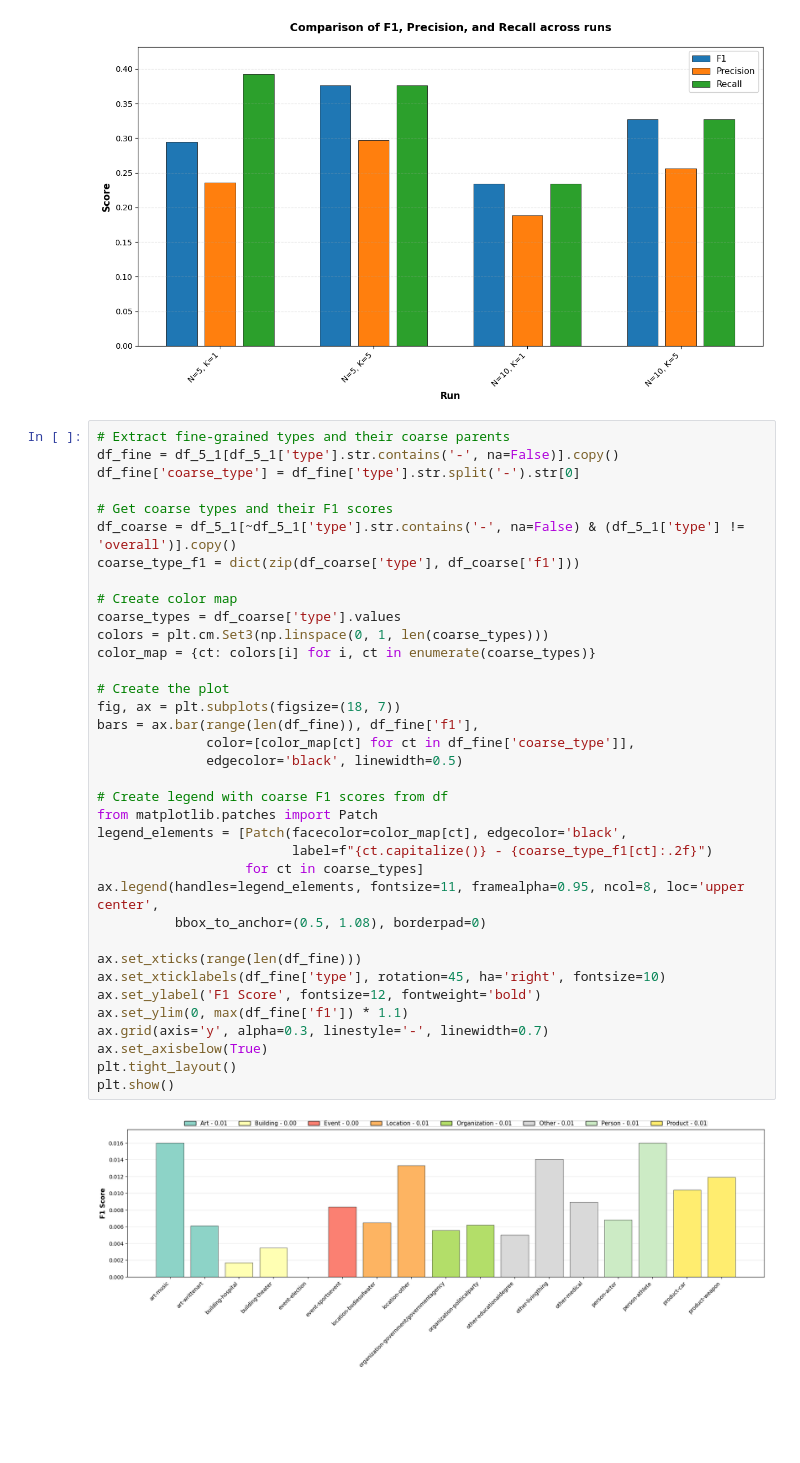
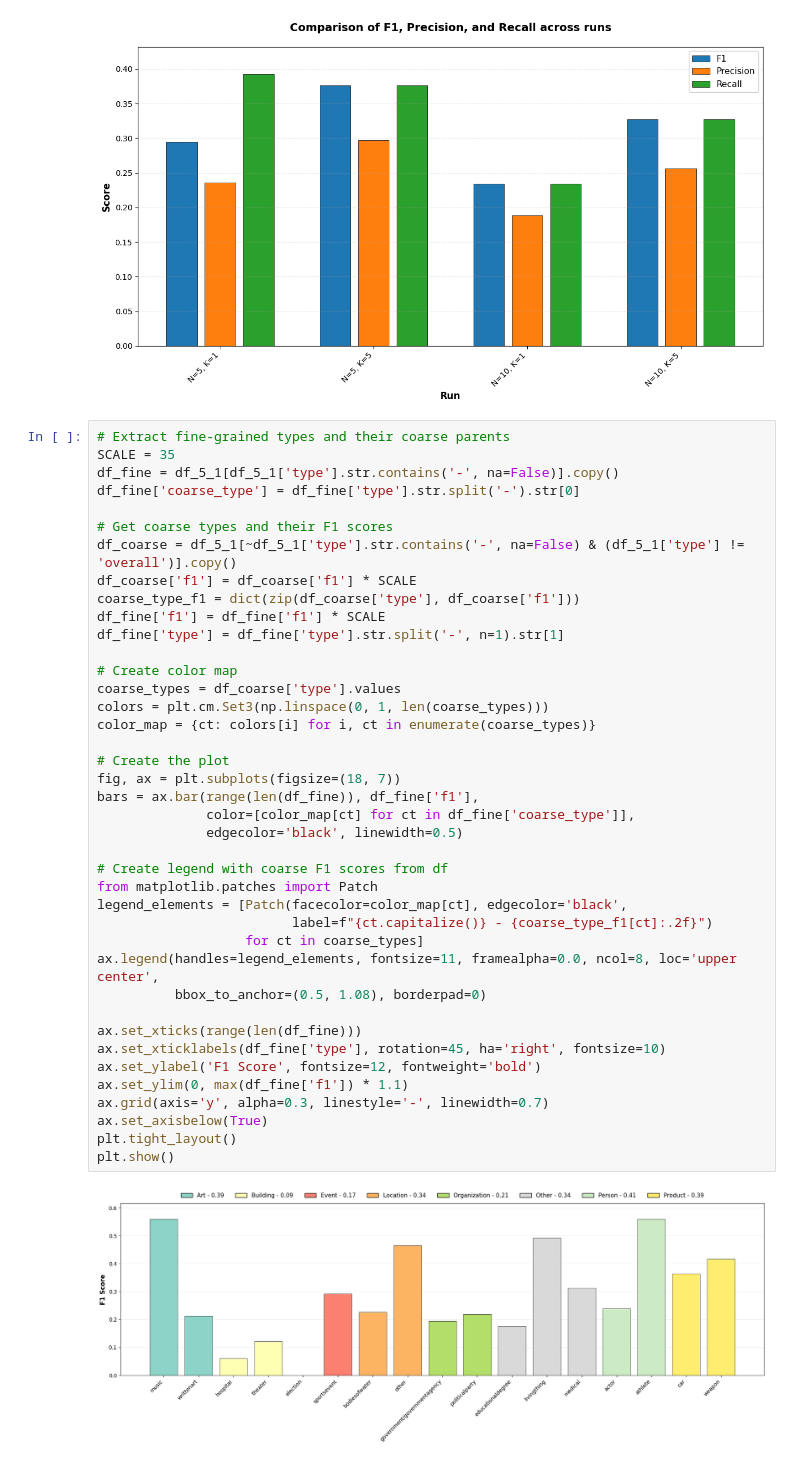
Before and after one commit to philipmunster/NLP-exam-Few-NERD, a Jupyter notebook: proto-results-eda.ipynb, the cells around one changed output. Drawn from its saved outputs; the diff is of its cells as text; blank space fills up the shorter version.

```diff
--- a/proto-results-eda.ipynb
+++ b/proto-results-eda.ipynb
@@ -73,39 +73,43 @@ plt.show()
 [figure]
 # %%
 # Extract fine-grained types and their coarse parents
+SCALE = 35
 df_fine = df_5_1[df_5_1['type'].str.contains('-', na=False)].copy()
 df_fine['coarse_type'] = df_fine['type'].str.split('-').str[0]
 
 # Get coarse types and their F1 scores
 df_coarse = df_5_1[~df_5_1['type'].str.contains('-', na=False) & (df_5_1['type'] != 'overall')].copy()
+df_coarse['f1'] = df_coarse['f1'] * SCALE
 coarse_type_f1 = dict(zip(df_coarse['type'], df_coarse['f1']))
+df_fine['f1'] = df_fine['f1'] * SCALE
+df_fine['type'] = df_fine['type'].str.split('-', n=1).str[1]
 
 # Create color map
 coarse_types = df_coarse['type'].values
 colors = plt.cm.Set3(np.linspace(0, 1, len(coarse_types)))
 color_map = {ct: colors[i] for i, ct in enumerate(coarse_types)}
 
 # Create the plot
 fig, ax = plt.subplots(figsize=(18, 7))
 bars = ax.bar(range(len(df_fine)), df_fine['f1'],
               color=[color_map[ct] for ct in df_fine['coarse_type']],
               edgecolor='black', linewidth=0.5)
 
 # Create legend with coarse F1 scores from df
 from matplotlib.patches import Patch
 legend_elements = [Patch(facecolor=color_map[ct], edgecolor='black',
                          label=f"{ct.capitalize()} - {coarse_type_f1[ct]:.2f}")
                    for ct in coarse_types]
-ax.legend(handles=legend_elements, fontsize=11, framealpha=0.95, ncol=8, loc='upper center',
+ax.legend(handles=legend_elements, fontsize=11, framealpha=0.0, ncol=8, loc='upper center',
           bbox_to_anchor=(0.5, 1.08), borderpad=0)
 
 ax.set_xticks(range(len(df_fine)))
 ax.set_xticklabels(df_fine['type'], rotation=45, ha='right', fontsize=10)
 ax.set_ylabel('F1 Score', fontsize=12, fontweight='bold')
 ax.set_ylim(0, max(df_fine['f1']) * 1.1)
 ax.grid(axis='y', alpha=0.3, linestyle='-', linewidth=0.7)
 ax.set_axisbelow(True)
 plt.tight_layout()
 plt.show()
 # %% [output]
-[figure, old version]
+[figure, new version]
```
